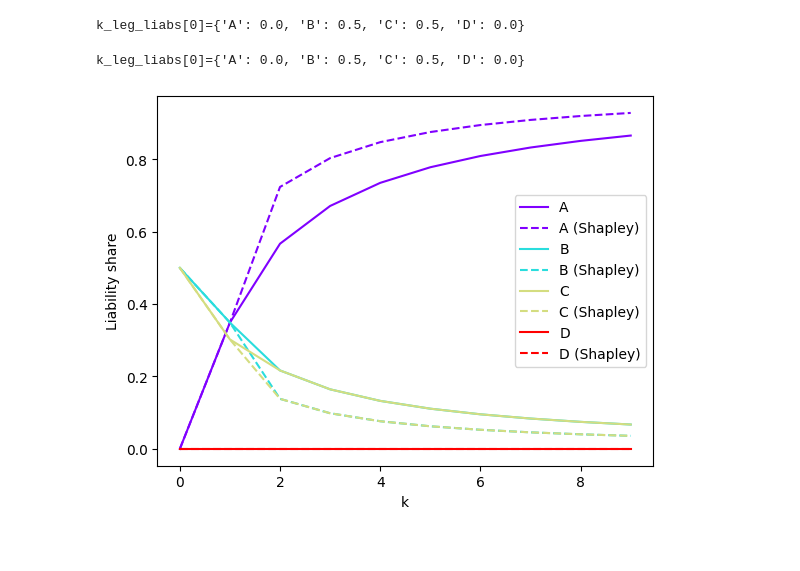
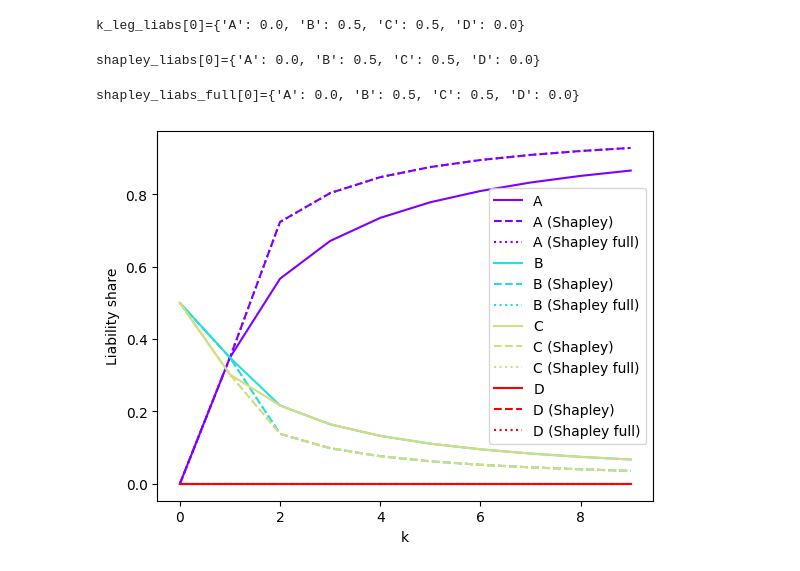
Before and after one commit to kavaryan/liab, a Jupyter notebook: examples/varying-error-example.ipynb, the cells around one changed output. Drawn from its saved outputs; the diff is of its cells as text; code cells hidden in the pictures.

```diff
--- a/examples/varying-error-example.ipynb
+++ b/examples/varying-error-example.ipynb
@@ -68,30 +68,38 @@ print(f'{k_leg_liabs[0]=}')
 # %% [output]
 k_leg_liabs[0]={'A': 0.0, 'B': 0.5, 'C': 0.5, 'D': 0.0}
 # %%
-shapley_liabs = [shapley_liab(Ts[m], S, u, F, k=2) for m in range(NUM_m)]
-print(f'{k_leg_liabs[0]=}')
+shapley_liabs = [shapley_liab(Ts[m], S, u, F, k=K) for m in range(NUM_m)]
+print(f'{shapley_liabs[0]=}')
 # %% [output]
-k_leg_liabs[0]={'A': 0.0, 'B': 0.5, 'C': 0.5, 'D': 0.0}
+shapley_liabs[0]={'A': 0.0, 'B': 0.5, 'C': 0.5, 'D': 0.0}
+# %%
+shapley_liabs_full = [shapley_liab(Ts[m], S, u, F, k=-1) for m in range(NUM_m)]
+print(f'{shapley_liabs_full[0]=}')
+# %% [output]
+shapley_liabs_full[0]={'A': 0.0, 'B': 0.5, 'C': 0.5, 'D': 0.0}
 # %%
 import matplotlib.pyplot as plt
 
 # Extract the keys from the first element in liabs
 keys = k_leg_liabs[0].keys()
 
 # Create a color map for each key
 colors = plt.cm.rainbow(np.linspace(0, 1, len(keys)))
 
 # Plot each key with a different color
 for i, key in enumerate(keys):
     plt.plot(range(len(k_leg_liabs)), [liab[key] for liab in k_leg_liabs], color=colors[i], label=key)
-    plt.plot(range(len(shapley_liabs)), [liab[key] for liab in shapley_liabs], color=colors[i], linestyle='dashed', label=f'{key} (Shapley)')
+    plt.plot(range(len(shapley_liabs)), [liab[key] for liab in shapley_liabs], color=colors[i],
+             linestyle='dashed', label=f'{key} (Shapley)')
+    plt.plot(range(len(shapley_liabs_full)), [liab[key] for liab in shapley_liabs_full], color=colors[i],
+                   linestyle='dotted', label=f'{key} (Shapley full)')
 
 # Add legend and labels
 plt.legend()
 plt.xlabel('k')
 plt.ylabel('Liability share')
 
 # Show the plot
 plt.show()
 # %% [output]
-[figure, old version]
+[figure, new version]
```
Also changed, not shown: 1 other file.
